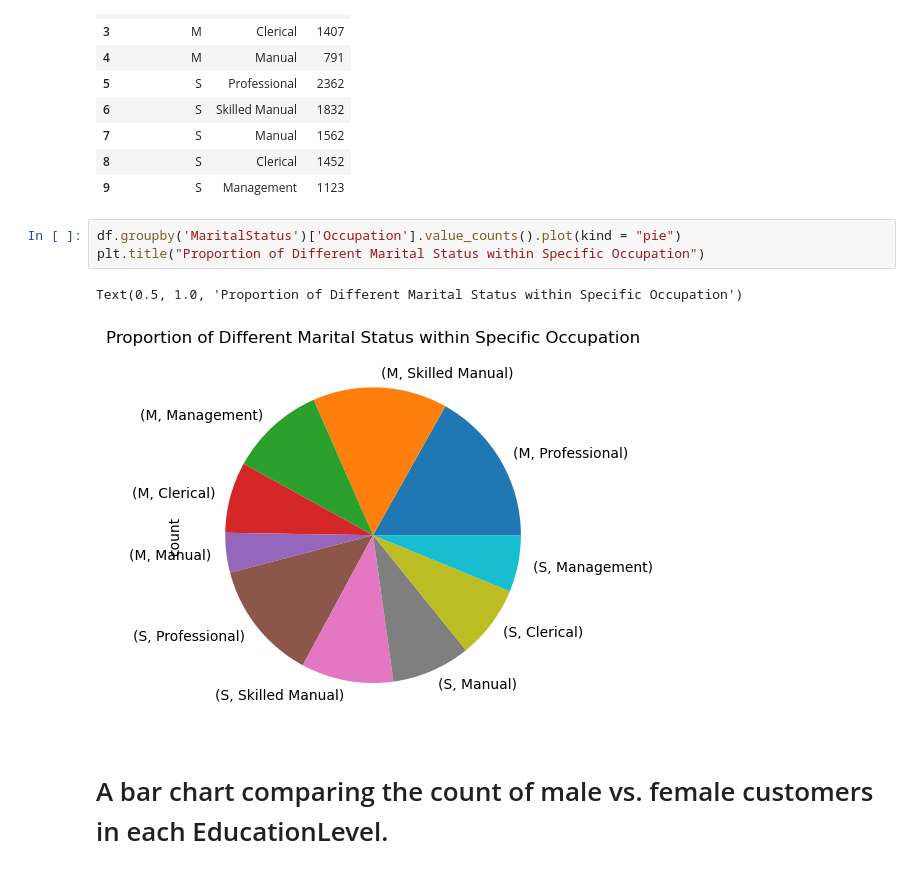
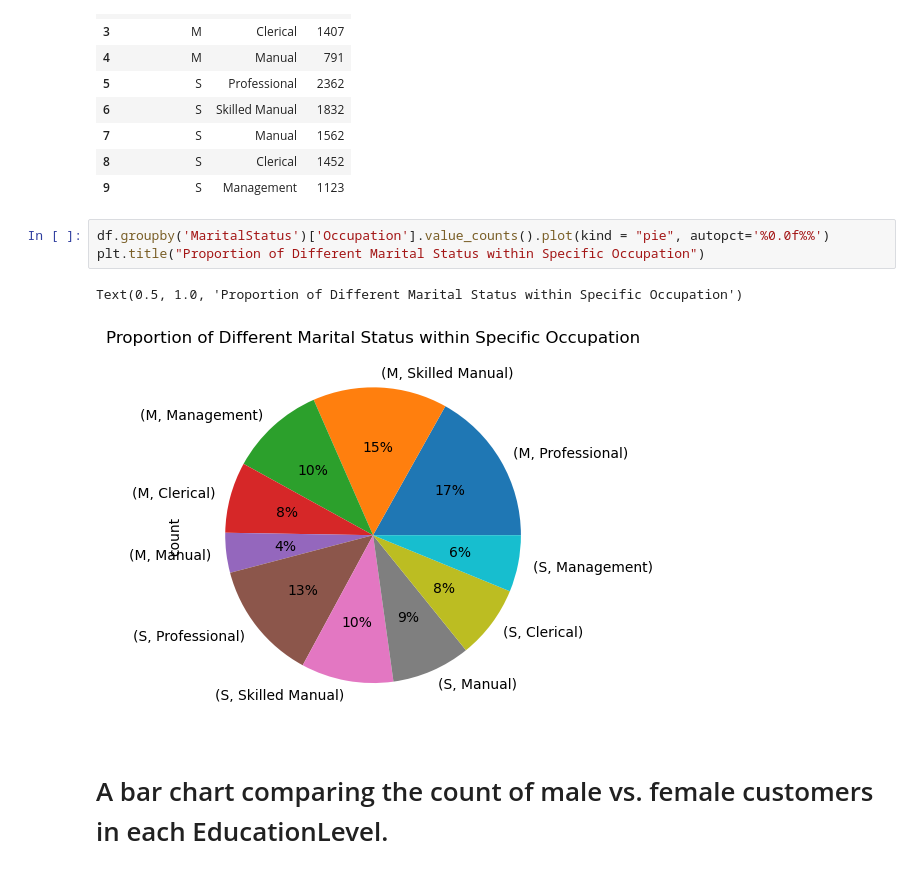
Before and after one commit to adebisijoy/Customers-Data-Visualization, a Jupyter notebook: Customers Data Visualization.ipynb, the cells around one changed output. Cells and saved outputs as stored; diff of their text form.

```diff
--- a/Customers Data Visualization.ipynb
+++ b/Customers Data Visualization.ipynb
@@ -315,11 +317,11 @@ df.groupby('MaritalStatus')['Occupation'].value_counts().reset_index()
 | 8 | S | Clerical | 1452 |
 | 9 | S | Management | 1123 |
 # %%
-df.groupby('MaritalStatus')['Occupation'].value_counts().plot(kind = "pie")
+df.groupby('MaritalStatus')['Occupation'].value_counts().plot(kind = "pie", autopct='%0.0f%%')
 plt.title("Proportion of Different Marital Status within Specific Occupation")
 # %% [output]
 Text(0.5, 1.0, 'Proportion of Different Marital Status within Specific Occupation')
-[figure, old version]
+[figure, new version]
 # %% [markdown]
 #  A bar chart comparing the count of male vs. female customers in each EducationLevel.
 # %%
```
Also changed, not shown: parts of 22 cells of this notebook.
